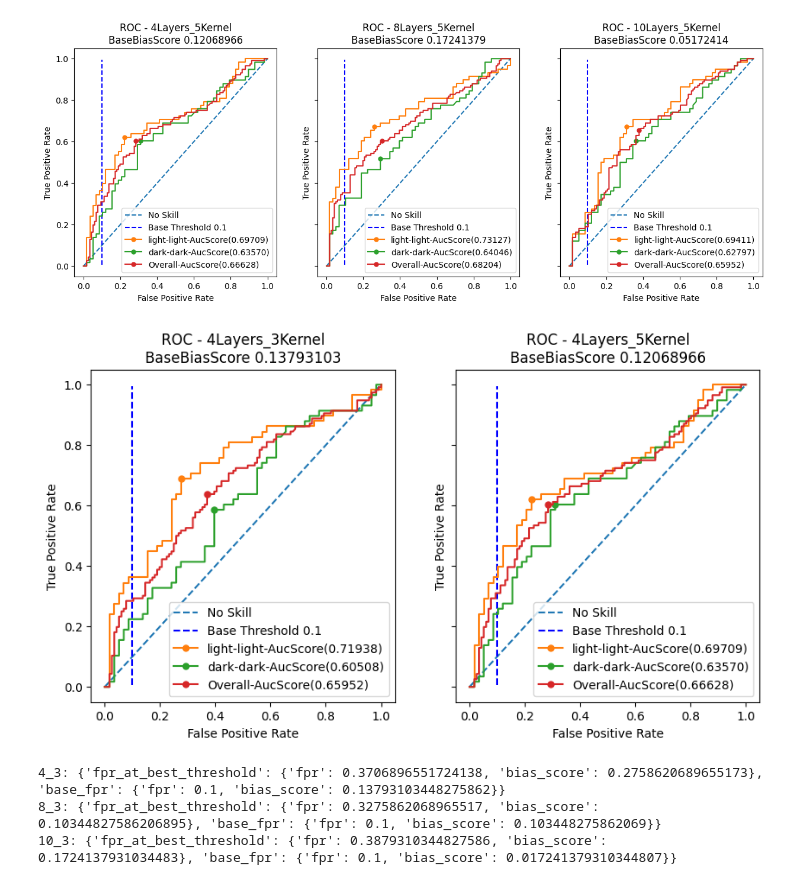
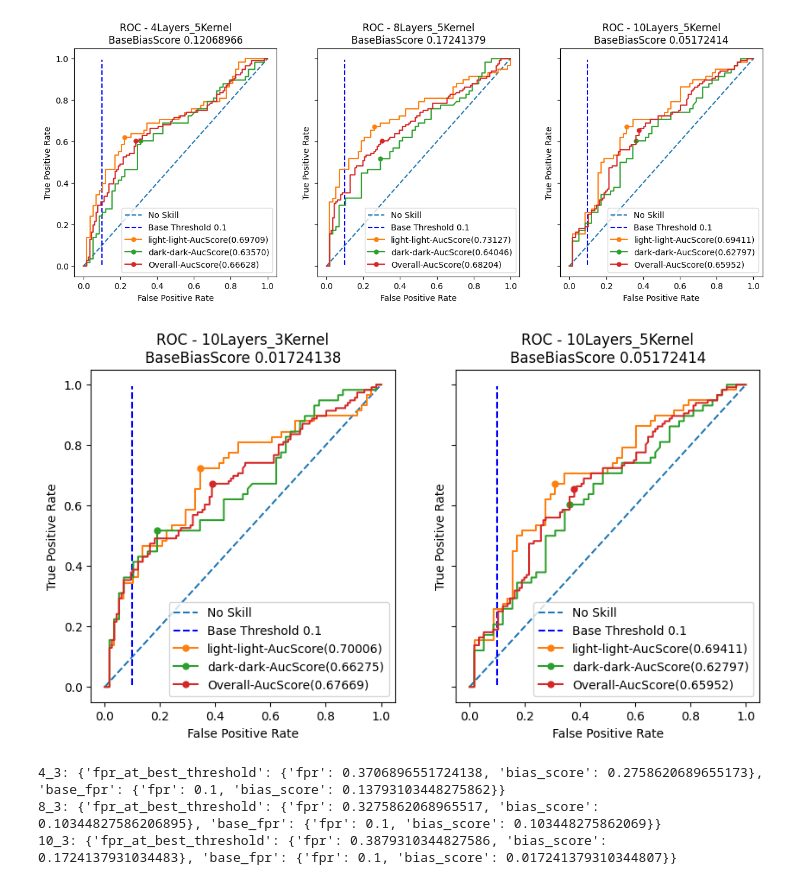
Before and after one commit to GhaidaAlAtoum/CS8321_FinalLab, a Jupyter notebook: code/compiling_results/compiling_results_run_h.ipynb, the cells around one changed output. Drawn from its saved outputs; the diff is of its cells as text; code cells hidden in the pictures.

```diff
--- a/code/compiling_results/compiling_results_run_h.ipynb
+++ b/code/compiling_results/compiling_results_run_h.ipynb
@@ -517,15 +517,15 @@ PredictionPlotKit.plot_multiple_roc(
 # %%
 PredictionPlotKit.plot_multiple_roc(
     [
-        run_h_model_4_3_bias_result,
-        run_h_model_4_5_bias_result
+        run_h_model_10_3_bias_result,
+        run_h_model_10_5_bias_result
     ]
 )
 
 # How do we tell that those values are statistically different ? Maybe compare the models to see if they are statistically different -> Make the judgment there
 # In case the comparing of the models did not give a better understanding and we couldn't explain it ---> Either we include that for 4_3 -> 4_5 we couldn't explain why
 # %% [output]
-[figure, old version]
+[figure, new version]
 # %%
 # bias_dict["fpr_at_best_threshold"]["bias_score"]
 # print("2_3: {}".format(run_h_model_2_3_bias_result.get_bias_score_dict()))
```
Also changed, not shown: parts of 1 cell of this notebook.
